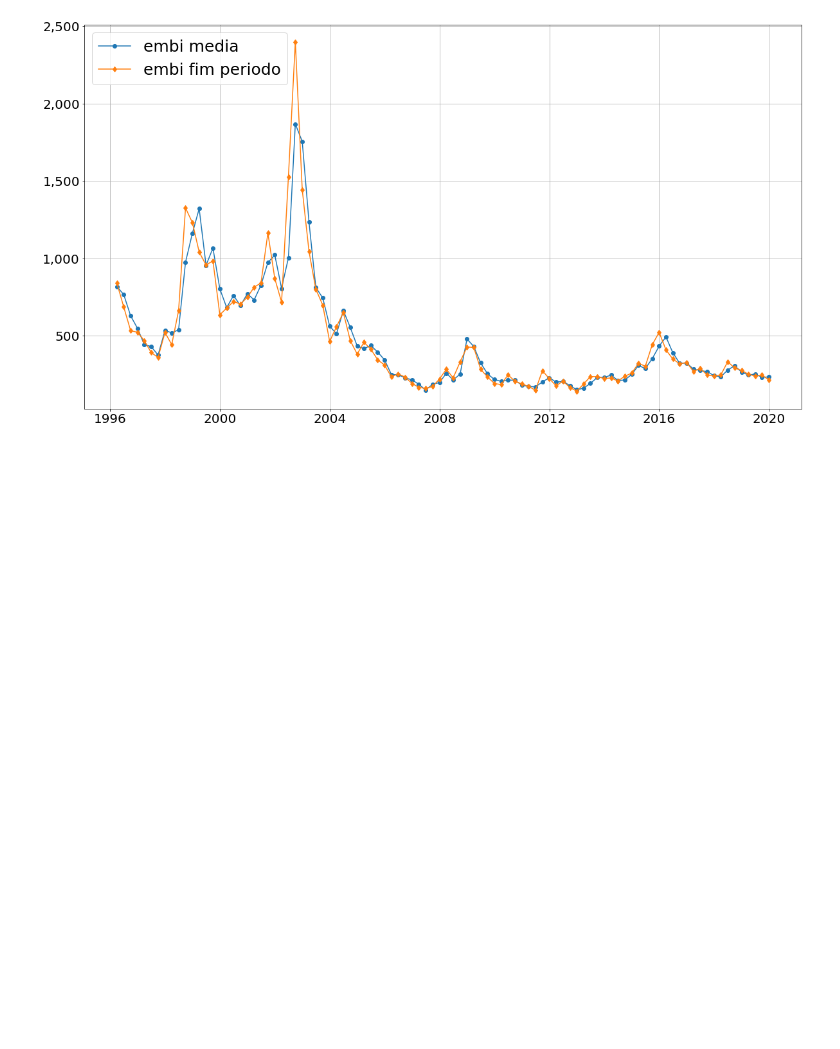
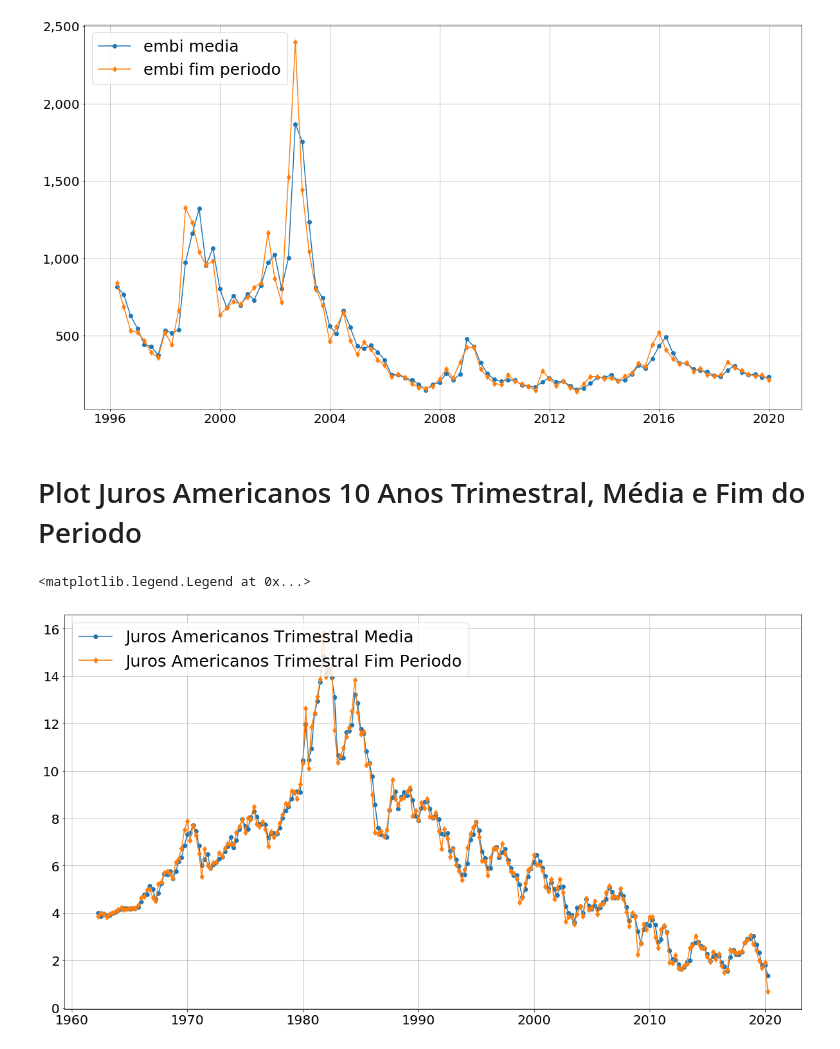
Before and after one commit to FredericoNunes/Artigos, a Jupyter notebook: programas/notebook/Aquivo Inicial, Tratamento dos Dados.ipynb, the cells around one changed output. Cells and saved outputs as stored; diff of their text form; code cells hidden in the pictures; blank space fills up the shorter version.

```diff
--- a/programas/notebook/Aquivo Inicial, Tratamento dos Dados.ipynb
+++ b/programas/notebook/Aquivo Inicial, Tratamento dos Dados.ipynb
@@ -38,3 +42,22 @@ embi_fim_periodo = dataframe['EMBI Fim de Período']
+# %%
+# A planilha de juros está na pasta dados.
+
+local_arquivo_juros = os.path.join(diretorio,
+                             'dados',
+                             'Taxa de Juros Americanos Trimestre.xls')
+
+#abrindo o arquivo em dataframe no pandas
+dataframe = pd.read_excel(local_arquivo_juros)
+
+#As datas dos arquivo ipeadata não são reconhecidos como data pelo python.
+#Abaixo crio uma serie de datas trimestrais e a incluo como indice (index) do dataframe juro_americanos
+dataframe.index = pd.date_range('1962-01',
+                      periods=len(dataframe['DGS10 media']),
+                      freq='Q')
+
+#selecionando a coluna PIB a preços de marcado deflacionado pelo IPCA
+taxa_juros_americanos_media = dataframe['DGS10 media']
+taxa_juros_americanos_fim_periodo = dataframe['DGS10 fim periodo']
 # %% [markdown]
 # 2) Dessazonalizar Série
 
@@ -346,3 +381,39 @@ ax.legend(loc="upper left",
 # %% [output]
 <matplotlib.legend.Legend at 0x...>
 [figure]
+# %% [markdown]
+# Plot Juros Americanos 10 Anos Trimestral, Média e Fim do Periodo
+# %%
+fmt = '{x:,.0f}'
+tick = mtick.StrMethodFormatter(fmt)
+
+
+#Iniciando os gráfico e fazendo configurações globais
+fig, ax = plt.subplots(figsize=(20,11))
+plt.yticks(fontsize=20)
+plt.xticks(fontsize=20)
+
+# Plot do Compenente ciclico da série do pib real dessazonalizado filtro BK
+ax.yaxis.set_major_formatter(tick)
+ax.plot(taxa_juros_americanos_media.index,
+        taxa_juros_americanos_media.values,
+        '-o',
+        label='Juros Americanos Trimestral Media')
+
+# Plot da Primeira diferenaça da serie do pib dessazonalizado (isso é um filtro primeira diferença?)
+ax.plot(taxa_juros_americanos_fim_periodo.index,
+        taxa_juros_americanos_fim_periodo.values,
+        '-d',
+        label='Juros Americanos Trimestral Fim Periodo')
+
+
+
+# Adicionando linhas verticais e horizontais
+ax.grid(True)
+
+# Adicionando as legndas
+ax.legend(loc="upper left",
+          fontsize=25)
+# %% [output]
+<matplotlib.legend.Legend at 0x...>
+[figure, added]
```
Also changed, not shown: parts of 12 cells of this notebook, 3 other files.
